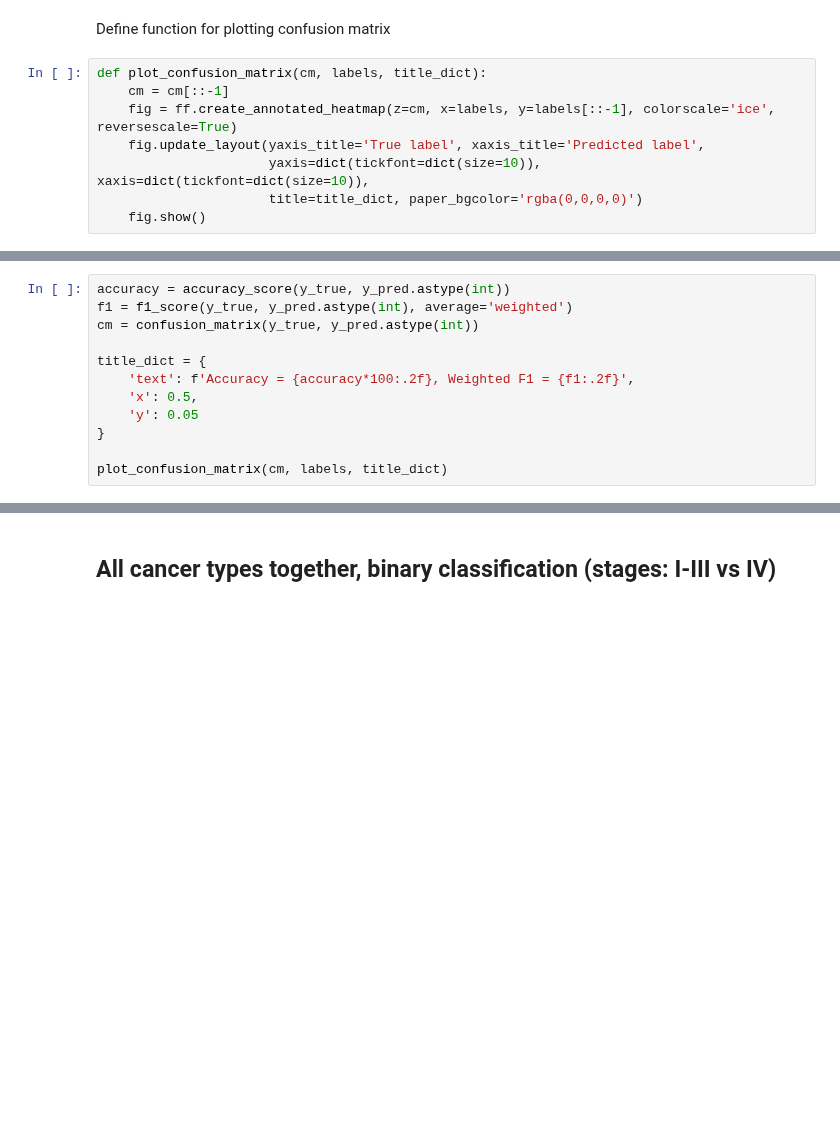
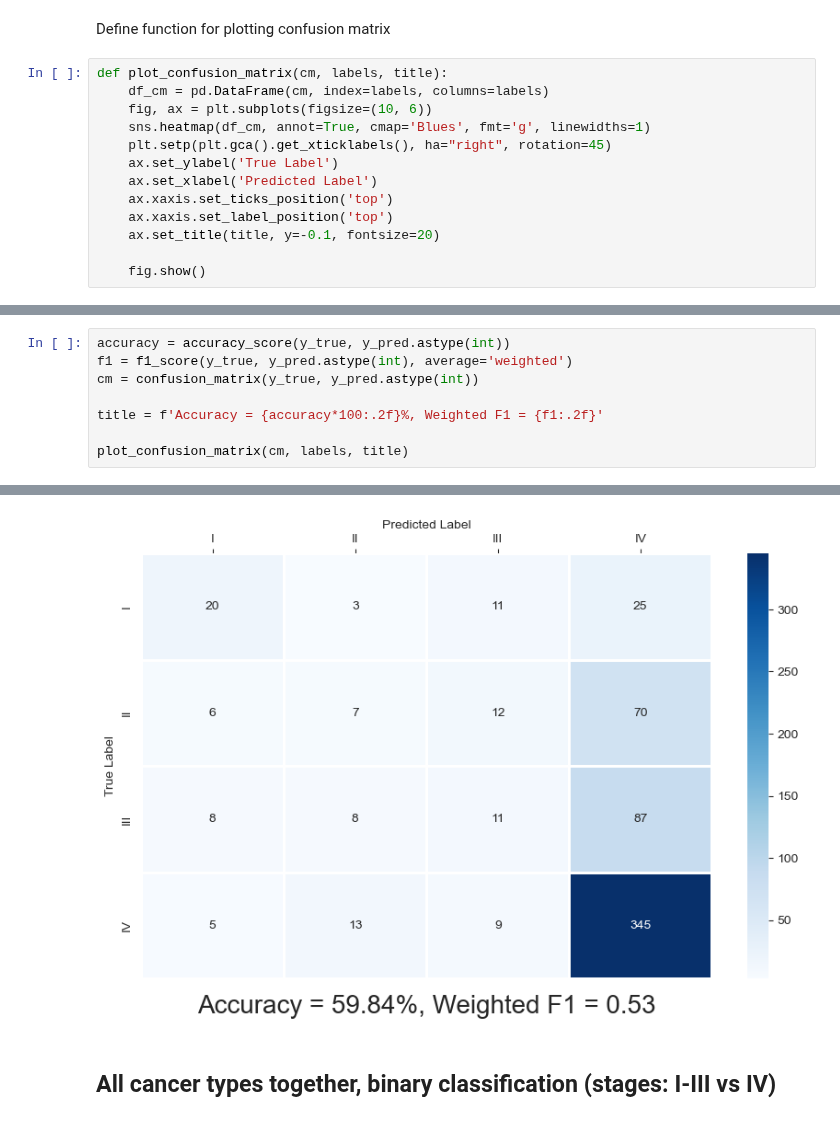
Before and after one commit to CyperStone/cancer-stage-prediction, a Jupyter notebook: notebooks/baseline_models.ipynb, the cells around one changed output, grey strips where cells are left out. Drawn from its saved outputs; the diff is of its cells as text; blank space fills up the shorter version.

Commit message:
Rerun baseline models training on corrected data; change plots type to static

```diff
--- a/notebooks/baseline_models.ipynb
+++ b/notebooks/baseline_models.ipynb
@@ -197,14 +197,19 @@ y_pred = stratified_cross_val_predict(
 y_true = list(X_train['Stage'].values)
 # %% [markdown]
 Define function for plotting confusion matrix
-# %%
-def plot_confusion_matrix(cm, labels, title_dict):
-    cm = cm[::-1]
-    fig = ff.create_annotated_heatmap(z=cm, x=labels, y=labels[::-1], colorscale='ice', reversescale=True)
-    fig.update_layout(yaxis_title='True label', xaxis_title='Predicted label',
-                      yaxis=dict(tickfont=dict(size=10)), xaxis=dict(tickfont=dict(size=10)),
-                      title=title_dict, paper_bgcolor='rgba(0,0,0,0)')
-    fig.show()
+# %%
+def plot_confusion_matrix(cm, labels, title):
+    df_cm = pd.DataFrame(cm, index=labels, columns=labels)
+    fig, ax = plt.subplots(figsize=(10, 6))
+    sns.heatmap(df_cm, annot=True, cmap='Blues', fmt='g', linewidths=1)
+    plt.setp(plt.gca().get_xticklabels(), ha="right", rotation=45)
+    ax.set_ylabel('True Label')
+    ax.set_xlabel('Predicted Label')
+    ax.xaxis.set_ticks_position('top')
+    ax.xaxis.set_label_position('top')
+    ax.set_title(title, y=-0.1, fontsize=20)
+
+    fig.show()
 # %%
 labels = list(labels_encoding.keys())
 
@@ -226,11 +231,7 @@ accuracy = accuracy_score(y_true, y_pred.astype(int))
 f1 = f1_score(y_true, y_pred.astype(int), average='weighted')
 cm = confusion_matrix(y_true, y_pred.astype(int))
 
-title_dict = {
-    'text': f'Accuracy = {accuracy*100:.2f}, Weighted F1 = {f1:.2f}',
-    'x': 0.5,
-    'y': 0.05
-}
+title = f'Accuracy = {accuracy*100:.2f}%, Weighted F1 = {f1:.2f}'
 
-plot_confusion_matrix(cm, labels, title_dict)
+plot_confusion_matrix(cm, labels, title)
 # %% [output]
@@ -238,3 +238,4 @@ plot_confusion_matrix(cm, labels, title_dict)
+[figure, added]
 # %% [markdown]
 ## All cancer types together, binary classification (stages: I-III vs IV)
 # %% [markdown]
```
Also changed, not shown: parts of 43 cells of this notebook.
